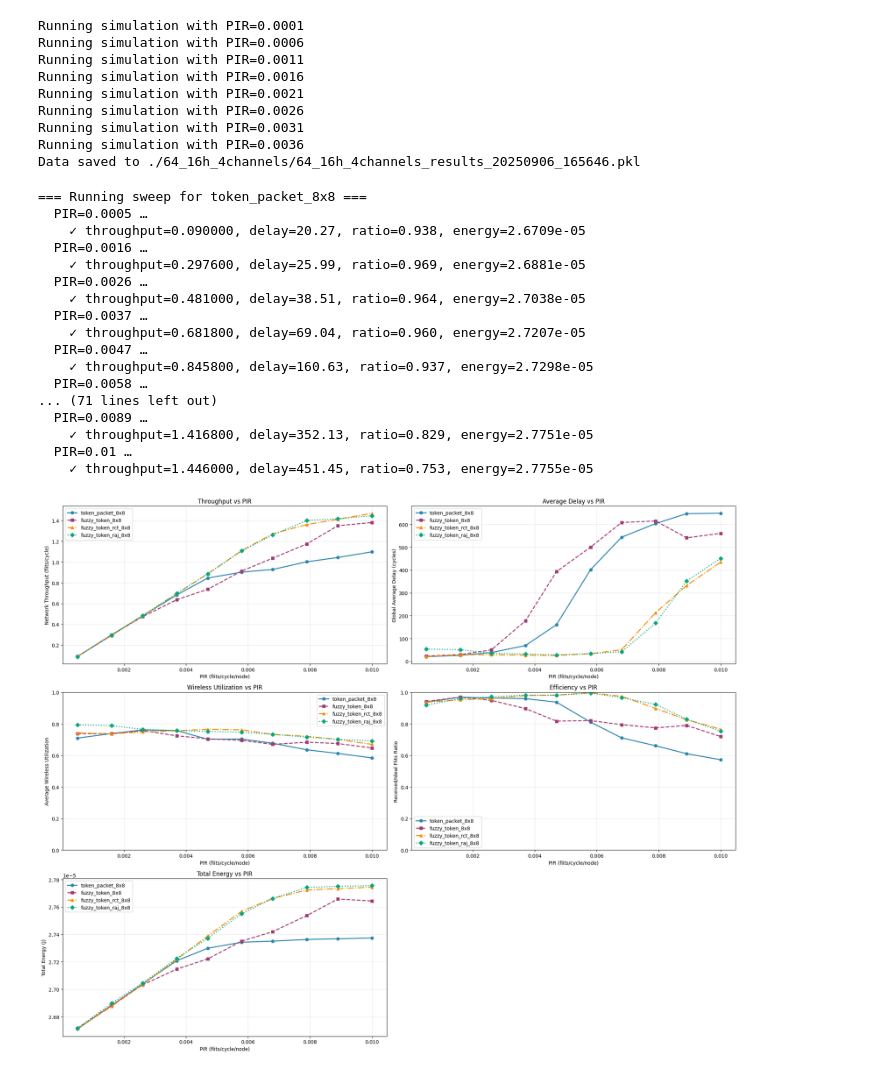
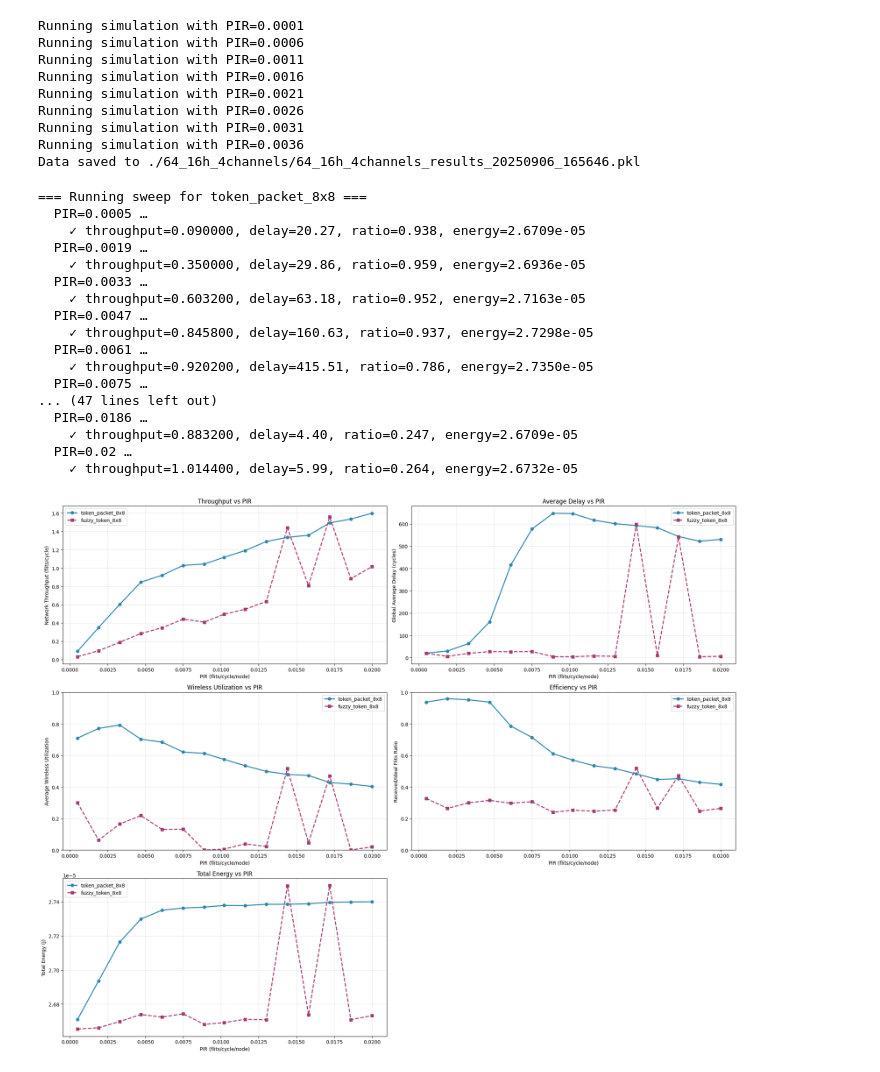
Before and after one commit to Jain-Nishkarsh/WiNoC-SOP, a Jupyter notebook: results/evaluate.ipynb, the cells around one changed output. Saved outputs shown, nothing was run; the diff lists cells and outputs as text; code cells hidden in the pictures.

```diff
--- a/results/evaluate.ipynb
+++ b/results/evaluate.ipynb
@@ -124,14 +124,16 @@ import numpy as np
 # Configuration - List all configs to compare
 CONFIGS = [
     "../custom_config/token_packet_8x8.yaml",
+    # "../custom_config/token_packet_8x8_64hubs.yaml",
     "../custom_config/fuzzy_token_8x8.yaml",
-    "../custom_config/fuzzy_token_rct_8x8.yaml",
-    "../custom_config/fuzzy_token_raj_8x8.yaml",
+    # "../custom_config/fuzzy_token_8x8_64hubs.yaml",
+    # "../custom_config/fuzzy_token_rct_8x8.yaml",
+    # "../custom_config/fuzzy_token_raj_8x8.yaml",
 ]
 
 BIN_DIR = Path("../bin").resolve()
 SEED = 1
-PIR_LIST = [round(x, 4) for x in np.linspace(0.0005, 0.01, 10)]
+PIR_LIST = [round(x, 4) for x in np.linspace(0.0005, 0.02, 15)]
 
 
 # Minimal parser for Noxim stdout
@@ -279,43 +281,43 @@ ax3.set_ylim(0.0, 1.0)
 ax3.grid(True, alpha=0.3)
 ax3.legend()
 
 
 # Configure Received/Ideal flits ratio plot
 ax4.set_xlabel("PIR (flits/cycle/node)")
 ax4.set_ylabel("Received/Ideal Flits Ratio")
 ax4.set_title("Efficiency vs PIR")
 ax4.set_ylim(0.0, 1.0)
 ax4.grid(True, alpha=0.3)
 ax4.legend()
 
 # Configure Total Energy plot
 ax5.set_xlabel("PIR (flits/cycle/node)")
 ax5.set_ylabel("Total Energy (J)")
 ax5.set_title("Total Energy vs PIR")
 ax5.grid(True, alpha=0.3)
 ax5.legend()
 
 # Hide the unused subplot
 ax6.axis('off')
 
 plt.tight_layout()
 plt.show()
 # %% [output]
 === Running sweep for token_packet_8x8 ===
   PIR=0.0005 …
     ✓ throughput=0.090000, delay=20.27, ratio=0.938, energy=2.6709e-05
-  PIR=0.0016 …
-    ✓ throughput=0.297600, delay=25.99, ratio=0.969, energy=2.6881e-05
-  PIR=0.0026 …
-    ✓ throughput=0.481000, delay=38.51, ratio=0.964, energy=2.7038e-05
-  PIR=0.0037 …
-    ✓ throughput=0.681800, delay=69.04, ratio=0.960, energy=2.7207e-05
+  PIR=0.0019 …
+    ✓ throughput=0.350000, delay=29.86, ratio=0.959, energy=2.6936e-05
+  PIR=0.0033 …
+    ✓ throughput=0.603200, delay=63.18, ratio=0.952, energy=2.7163e-05
   PIR=0.0047 …
     ✓ throughput=0.845800, delay=160.63, ratio=0.937, energy=2.7298e-05
-  PIR=0.0058 …
-... (71 lines left out)
-  PIR=0.0089 …
-    ✓ throughput=1.416800, delay=352.13, ratio=0.829, energy=2.7751e-05
-  PIR=0.01 …
-    ✓ throughput=1.446000, delay=451.45, ratio=0.753, energy=2.7755e-05
+  PIR=0.0061 …
+    ✓ throughput=0.920200, delay=415.51, ratio=0.786, energy=2.7350e-05
+  PIR=0.0075 …
+... (47 lines left out)
+  PIR=0.0186 …
+    ✓ throughput=0.883200, delay=4.40, ratio=0.247, energy=2.6709e-05
+  PIR=0.02 …
+    ✓ throughput=1.014400, delay=5.99, ratio=0.264, energy=2.6732e-05
-[figure, old version]
+[figure, new version]
```
Also changed, not shown: parts of 1 cell of this notebook, 5 other files.
